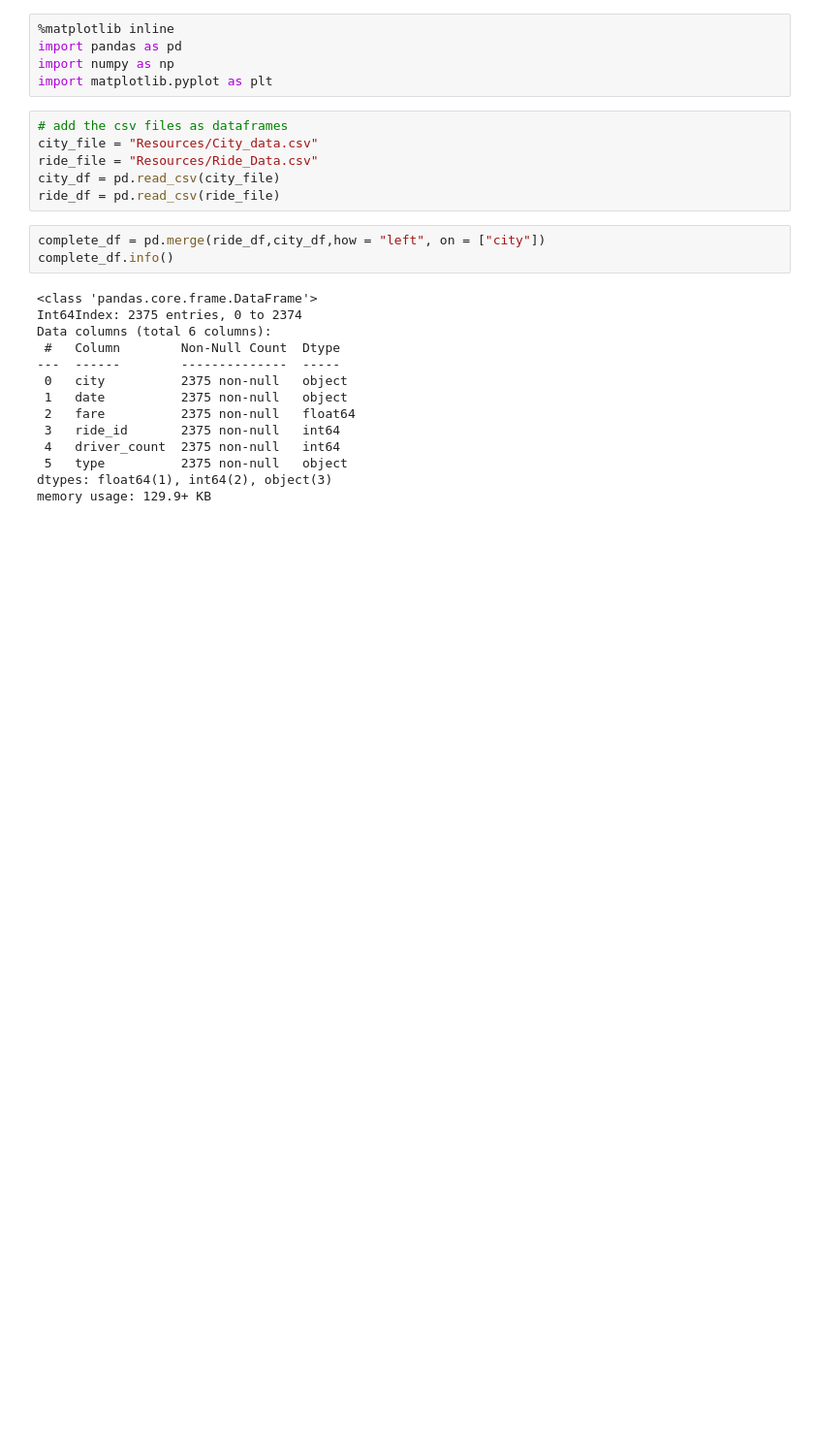
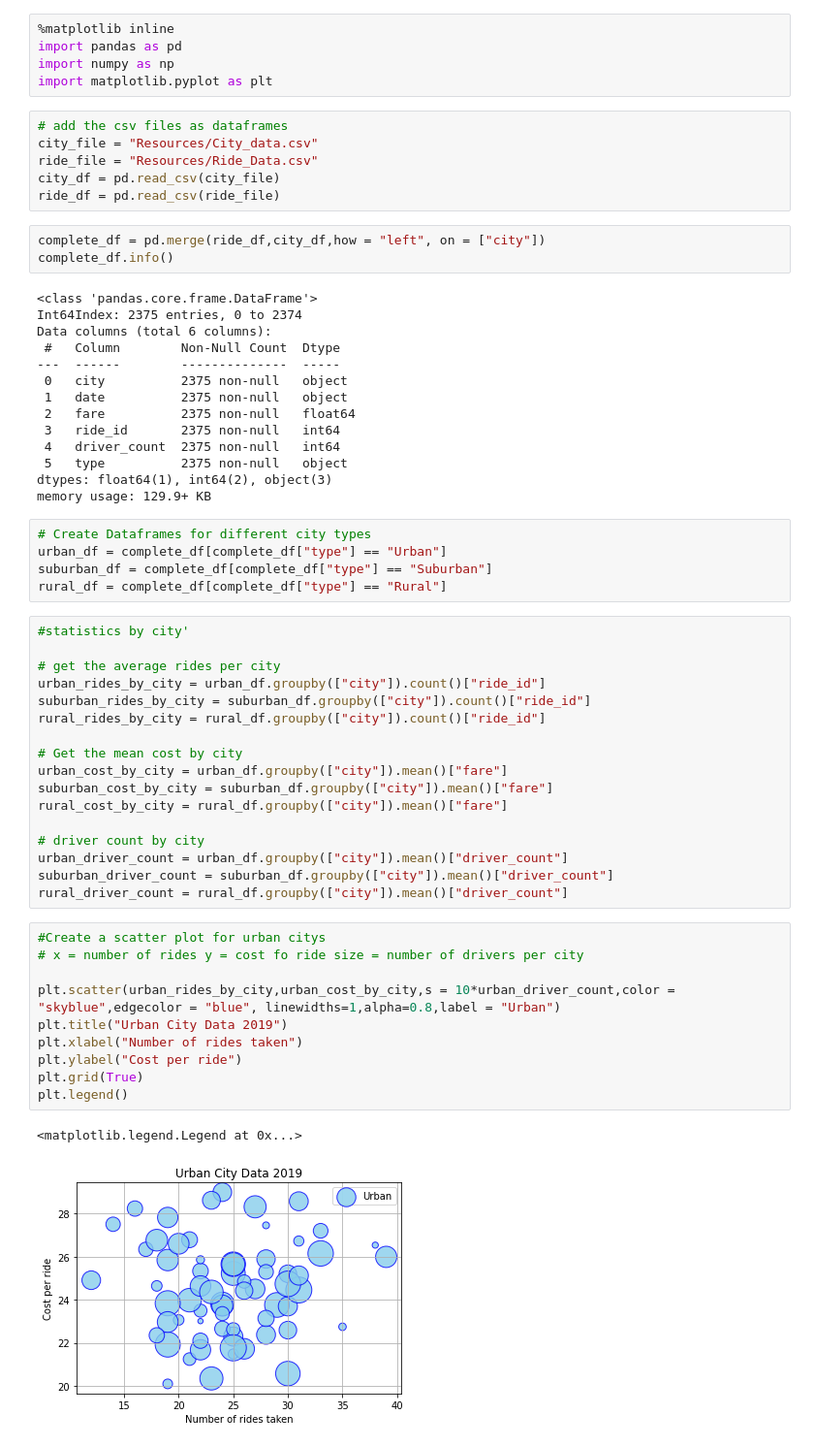
Before and after one commit to JonLev03-hub/PyBer_Analysis, a Jupyter notebook: Pyber_Analysis.ipynb, the cells around one changed output. Shown at 97% size. Cells and saved outputs as stored; diff of their text form; blank space fills up the shorter version.

Commit message:
created city ride data chart

```diff
--- a/Pyber_Analysis.ipynb
+++ b/Pyber_Analysis.ipynb
@@ -26,3 +26,38 @@ Data columns (total 6 columns):
  5   type          2375 non-null   object
 dtypes: float64(1), int64(2), object(3)
 memory usage: 129.9+ KB
+# %%
+# Create Dataframes for different city types
+urban_df = complete_df[complete_df["type"] == "Urban"]
+suburban_df = complete_df[complete_df["type"] == "Suburban"]
+rural_df = complete_df[complete_df["type"] == "Rural"]
+# %%
+#statistics by city'
+
+# get the average rides per city
+urban_rides_by_city = urban_df.groupby(["city"]).count()["ride_id"]
+suburban_rides_by_city = suburban_df.groupby(["city"]).count()["ride_id"]
+rural_rides_by_city = rural_df.groupby(["city"]).count()["ride_id"]
+
+# Get the mean cost by city
+urban_cost_by_city = urban_df.groupby(["city"]).mean()["fare"]
+suburban_cost_by_city = suburban_df.groupby(["city"]).mean()["fare"]
+rural_cost_by_city = rural_df.groupby(["city"]).mean()["fare"]
+
+# driver count by city
+urban_driver_count = urban_df.groupby(["city"]).mean()["driver_count"]
+suburban_driver_count = suburban_df.groupby(["city"]).mean()["driver_count"]
+rural_driver_count = rural_df.groupby(["city"]).mean()["driver_count"]
+# %%
+#Create a scatter plot for urban citys
+# x = number of rides y = cost fo ride size = number of drivers per city
+
+plt.scatter(urban_rides_by_city,urban_cost_by_city,s = 10*urban_driver_count,color = "skyblue",edgecolor = "blue", linewidths=1,alpha=0.8,label = "Urban")
+plt.title("Urban City Data 2019")
+plt.xlabel("Number of rides taken")
+plt.ylabel("Cost per ride")
+plt.grid(True)
+plt.legend()
+# %% [output]
+<matplotlib.legend.Legend at 0x...>
+[figure, added]
```
Also changed, not shown: parts of 3 cells of this notebook, 1 other file.
